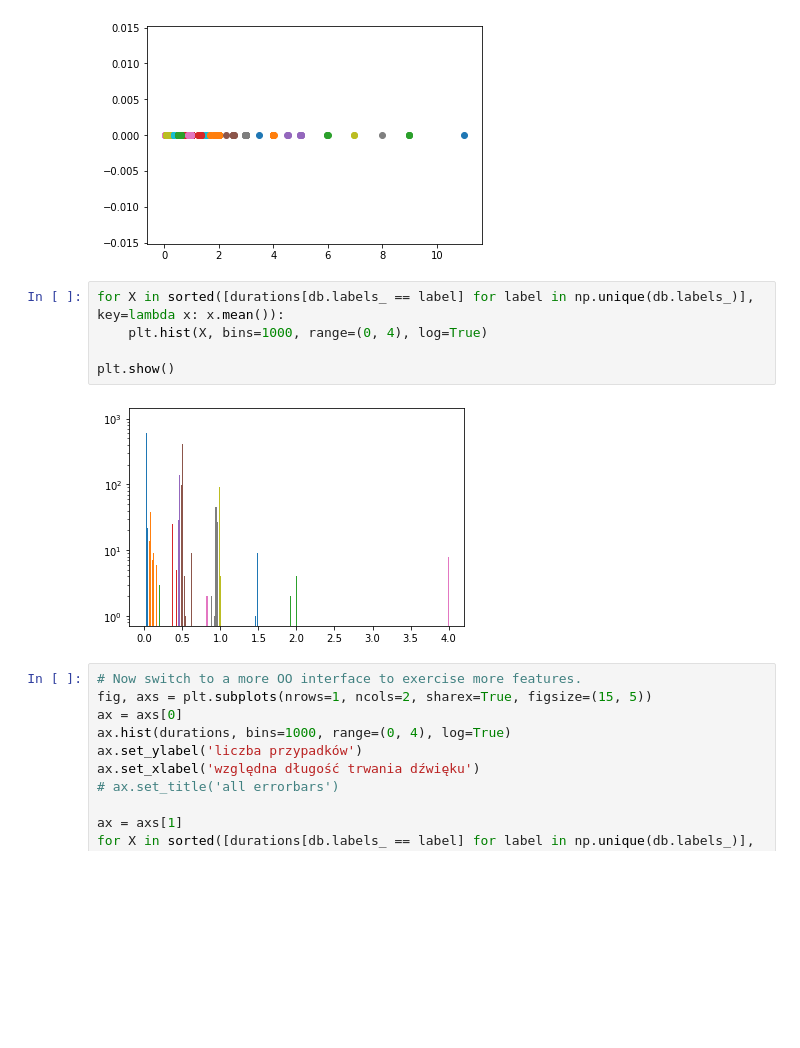
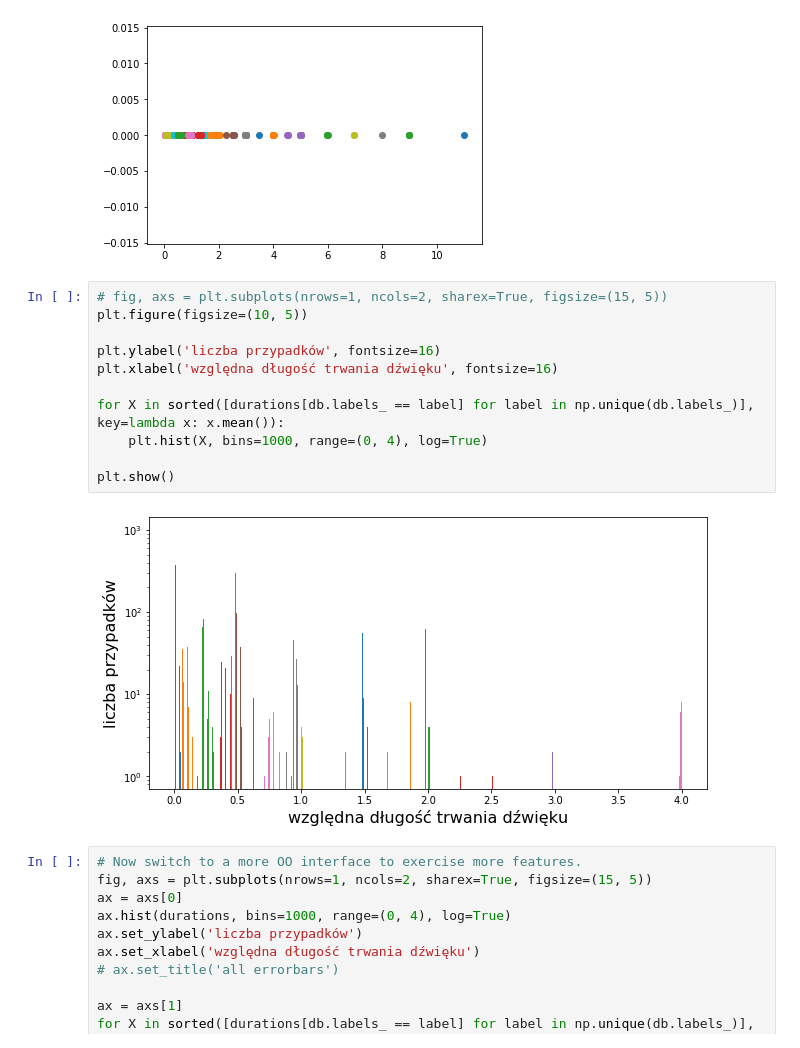
Before and after one commit to GrzegorzKazana/artificial-music, a Jupyter notebook: src/data_processing/sparse_notes_classified_time/sparse_w_classified_time.ipynb, the cells around one changed output. Saved outputs shown, nothing was run; the diff lists cells and outputs as text; blank space fills up the shorter version.

Commit message:
improve rythm grouping chart

```diff
--- a/src/data_processing/sparse_notes_classified_time/sparse_w_classified_time.ipynb
+++ b/src/data_processing/sparse_notes_classified_time/sparse_w_classified_time.ipynb
@@ -109,12 +109,18 @@ label: 22   count:  561, min:    0.49, max:    0.62, avg:    0.50, std:    0.02,
 label: 23   count:    8, min:    1.24, max:    1.36, avg:    1.32, std:    0.05, med:    1.33
 [figure]
 # %%
+# fig, axs = plt.subplots(nrows=1, ncols=2, sharex=True, figsize=(15, 5))
+plt.figure(figsize=(10, 5))
+
+plt.ylabel('liczba przypadków', fontsize=16)
+plt.xlabel('względna długość trwania dźwięku', fontsize=16)
+
 for X in sorted([durations[db.labels_ == label] for label in np.unique(db.labels_)], key=lambda x: x.mean()):
     plt.hist(X, bins=1000, range=(0, 4), log=True)
 
 plt.show()
 # %% [output]
-[figure, old version]
+[figure, new version]
 # %%
 # Now switch to a more OO interface to exercise more features.
 fig, axs = plt.subplots(nrows=1, ncols=2, sharex=True, figsize=(15, 5))
```
Also changed, not shown: 4 other files.
